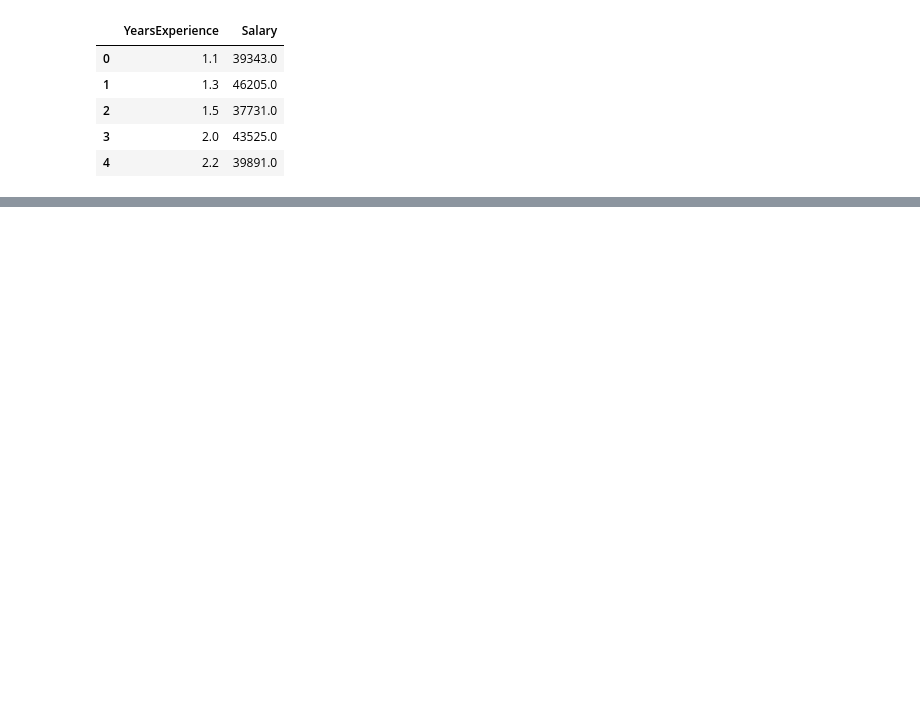
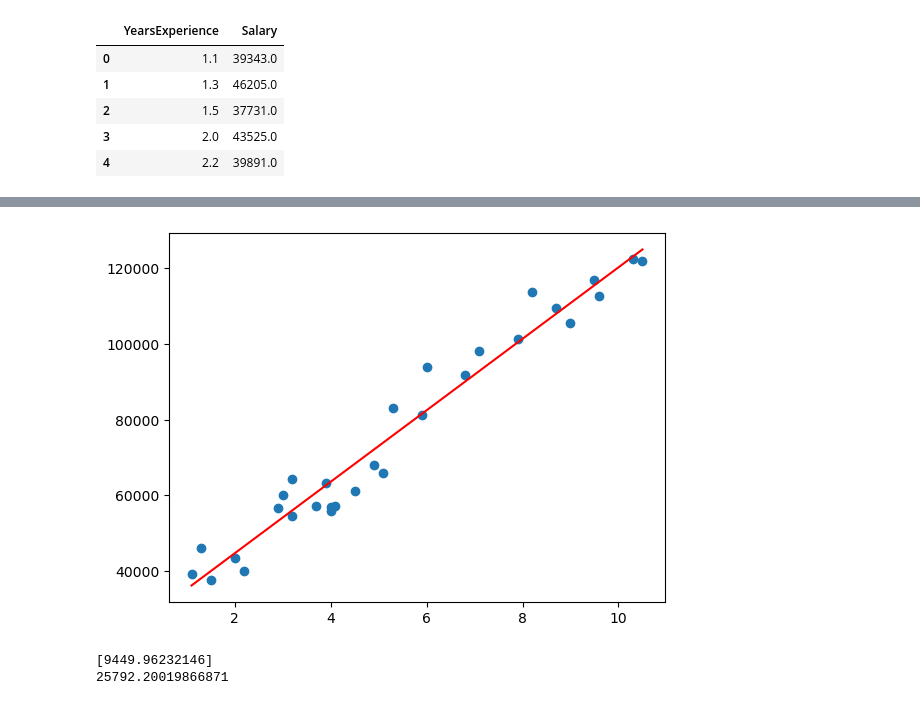
Before and after one commit to Levreka/Credit_Risk_Analysis, a Jupyter notebook: linear_regression_salary/linear_regression.ipynb, the cells around one changed output, grey strips where cells are left out. Drawn from its saved outputs; the diff is of its cells as text; code cells hidden in the pictures; blank space fills up the shorter version.

```diff
--- a/linear_regression_salary/linear_regression.ipynb
+++ b/linear_regression_salary/linear_regression.ipynb
@@ -18,0 +50,4 @@ df.head()
+# %%
+#Next, we assign the target variable, or the Salary column, to y. Although it's possible to
+#reshape this column, as we did with X, it's not required in this instance:
+y = df.Salary
@@ -18,0 +56,6 @@ df.head()
+# %%
+#intiating the model
+model = LinearRegression()
+# %%
+#after initating this step is called fitting or trainning the model also called the learning stage
+model.fit(X, y)
@@ -18,0 +64,4 @@ df.head()
+# %%
+#after learning stage the predict() method will generate our predictions
+y_pred = model.predict(X)
+print(y_pred.shape)
@@ -18,0 +74,14 @@ df.head()
+# %%
+plt.scatter(X, y)
+plt.plot(X, y_pred, color='red')
+plt.show()
+# %% [output]
+[figure, added]
+# %%
+#Finally, we can examine the specific parameters of our model: the slope and the y-intercept.
+#The slope is represented by model.coef_, and model.intercept_ is the y-intercept:
+print(model.coef_)
+print(model.intercept_)
+# %% [output]
+[9449.96232146]
+25792.20019866871
```
Also changed, not shown: parts of 9 cells of this notebook.
